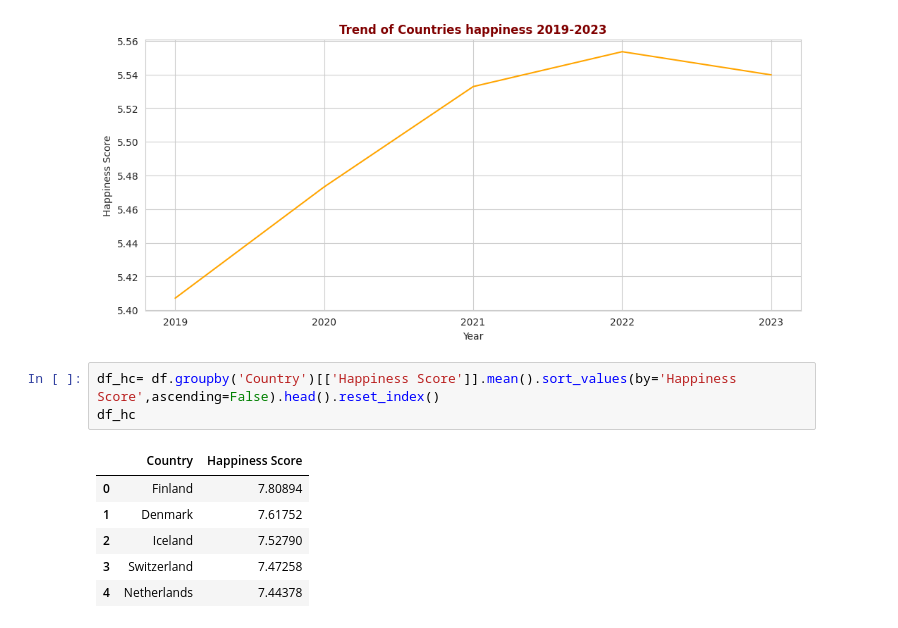
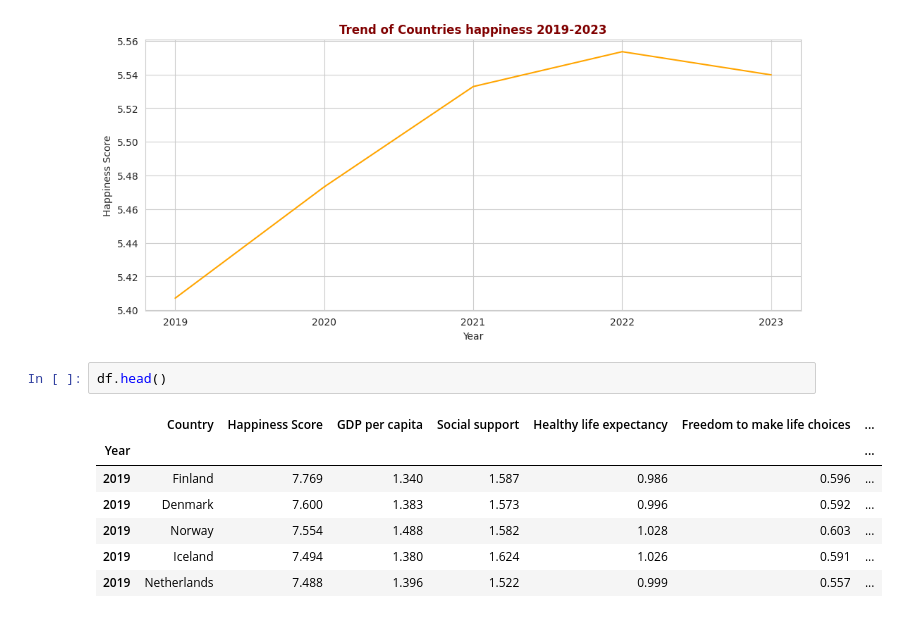
Before and after one commit to Karlajack/pydata_analysis, a Jupyter notebook: Pydatacapstoneproject_Worldhappiness.ipynb, the cells around one changed output. Saved outputs shown, nothing was run; the diff lists cells and outputs as text.

```diff
--- a/Pydatacapstoneproject_Worldhappiness.ipynb
+++ b/Pydatacapstoneproject_Worldhappiness.ipynb
@@ -171,13 +162,13 @@ plt.title("Trend of Countries happiness 2019-2023",fontsize=12,fontweight='bold'
 plt.show()
 # %% [output]
 [figure]
-# %%
-df_hc= df.groupby('Country')[['Happiness Score']].mean().sort_values(by='Happiness Score',ascending=False).head().reset_index()
-df_hc
-# %% [output]
-|  | Country | Happiness Score |
-| 0 | Finland | 7.80894 |
-| 1 | Denmark | 7.61752 |
-| 2 | Iceland | 7.52790 |
-| 3 | Switzerland | 7.47258 |
-| 4 | Netherlands | 7.44378 |
+# %%
+df.head()
+# %% [output]
+|  | Country | Happiness Score | GDP per capita | Social support | Healthy life expectancy | Freedom to make life choices | ... |
+| Year |  |  |  |  |  |  | ... |
+| 2019 | Finland | 7.769 | 1.340 | 1.587 | 0.986 | 0.596 | ... |
+| 2019 | Denmark | 7.600 | 1.383 | 1.573 | 0.996 | 0.592 | ... |
+| 2019 | Norway | 7.554 | 1.488 | 1.582 | 1.028 | 0.603 | ... |
+| 2019 | Iceland | 7.494 | 1.380 | 1.624 | 1.026 | 0.591 | ... |
+| 2019 | Netherlands | 7.488 | 1.396 | 1.522 | 0.999 | 0.557 | ... |
```
Also changed, not shown: parts of 1 cell of this notebook.
